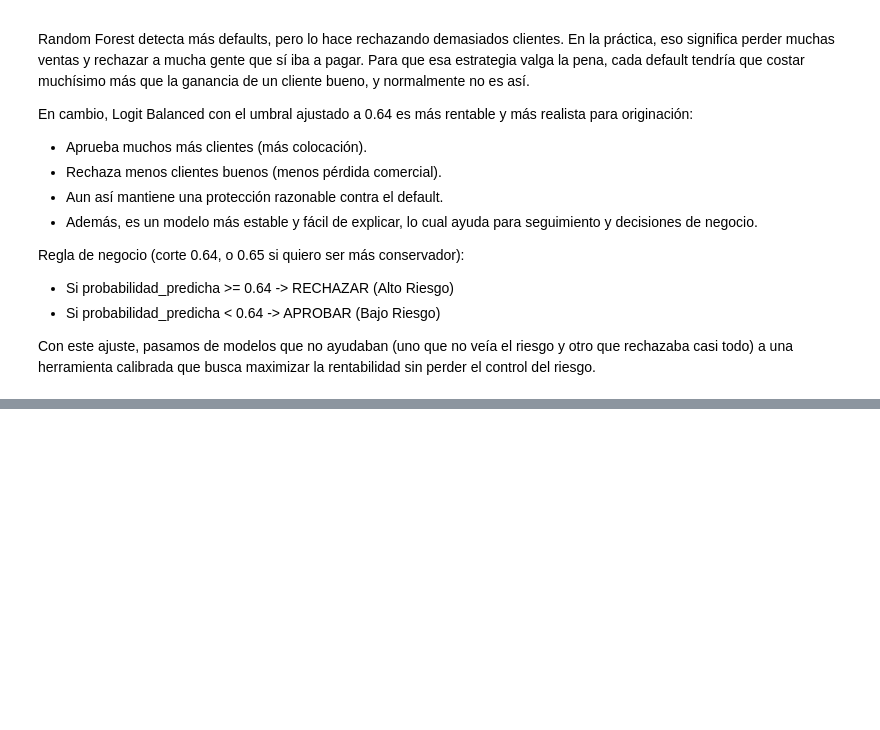
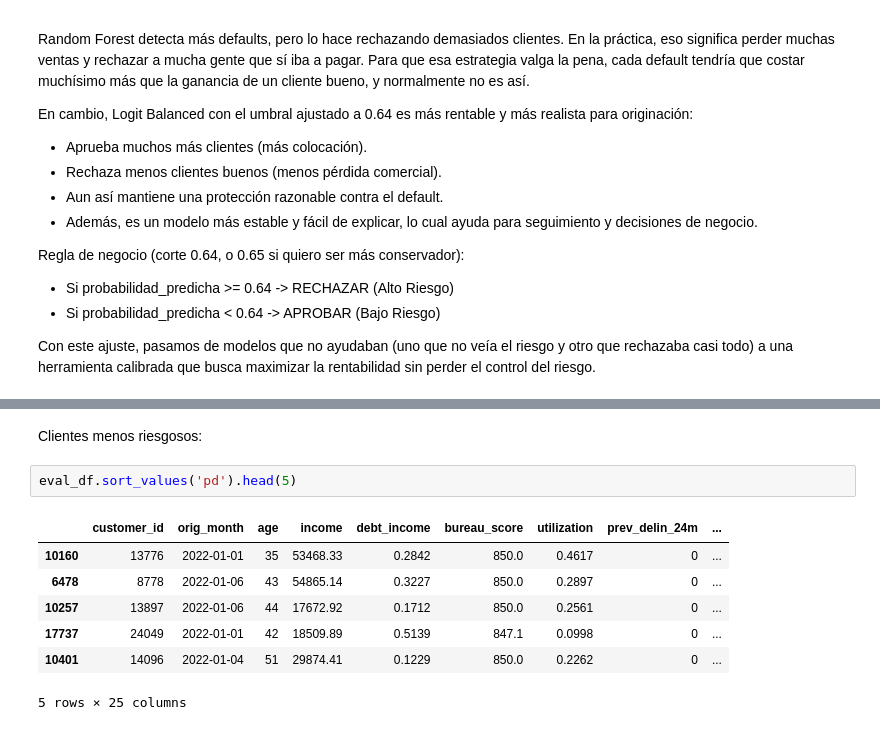
Before and after one commit to lioact/Prueba-Monex, a Jupyter notebook: 02 Incumplimento.ipynb, the cells around one changed output, grey strips where cells are left out. Saved outputs shown, nothing was run; the diff lists cells and outputs as text; blank space fills up the shorter version.

```diff
--- a/02 Incumplimento.ipynb
+++ b/02 Incumplimento.ipynb
@@ -721,0 +837,12 @@ Con este ajuste, pasamos de modelos que no ayudaban (uno que no veía el riesgo
+# %% [markdown]
+Clientes menos riesgosos:
+# %%
+eval_df.sort_values('pd').head(5)
+# %% [output]
+|  | customer_id | orig_month | age | income | debt_income | bureau_score | utilization | prev_delin_24m | ... |
+| 10160 | 13776 | 2022-01-01 | 35 | 53468.33 | 0.2842 | 850.0 | 0.4617 | 0 | ... |
+| 6478 | 8778 | 2022-01-06 | 43 | 54865.14 | 0.3227 | 850.0 | 0.2897 | 0 | ... |
+| 10257 | 13897 | 2022-01-06 | 44 | 17672.92 | 0.1712 | 850.0 | 0.2561 | 0 | ... |
+| 17737 | 24049 | 2022-01-01 | 42 | 18509.89 | 0.5139 | 847.1 | 0.0998 | 0 | ... |
+| 10401 | 14096 | 2022-01-04 | 51 | 29874.41 | 0.1229 | 850.0 | 0.2262 | 0 | ... |
+5 rows × 25 columns
```
Also changed, not shown: parts of 14 cells of this notebook.
